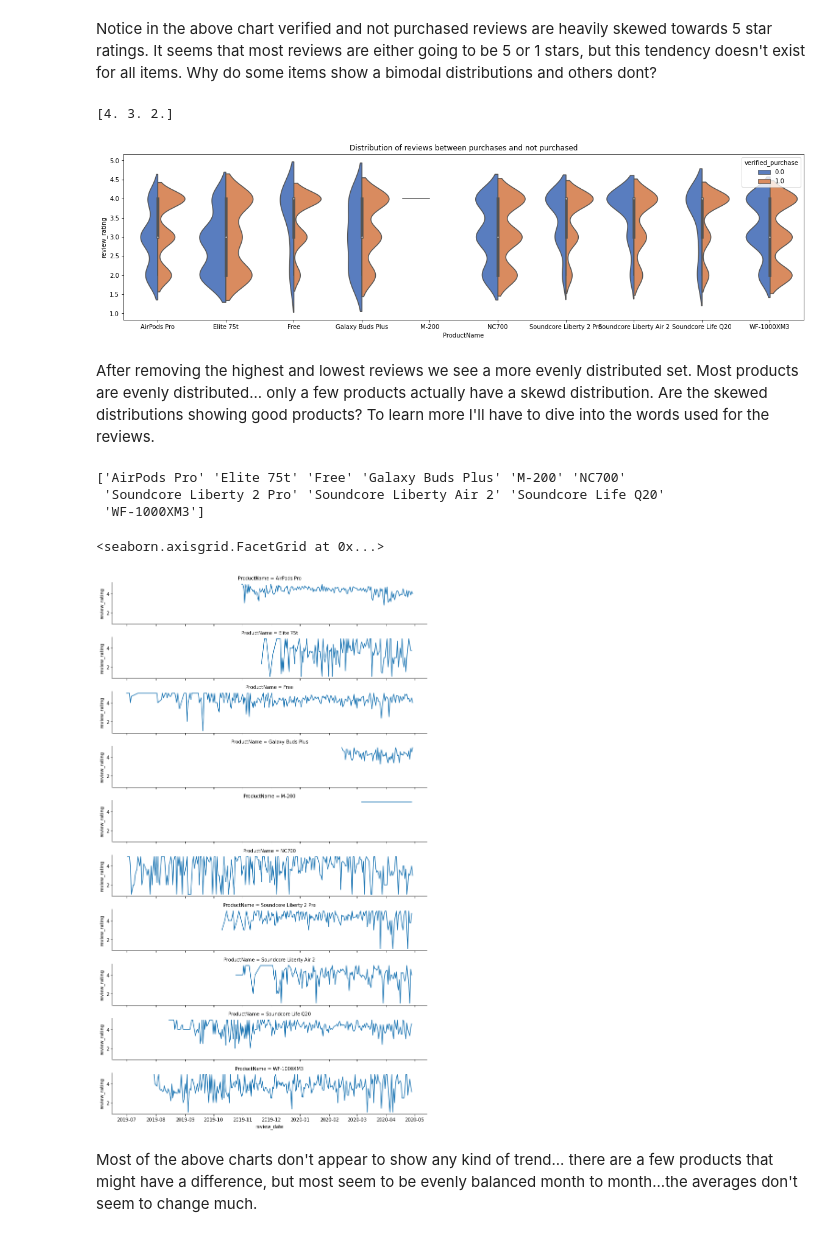
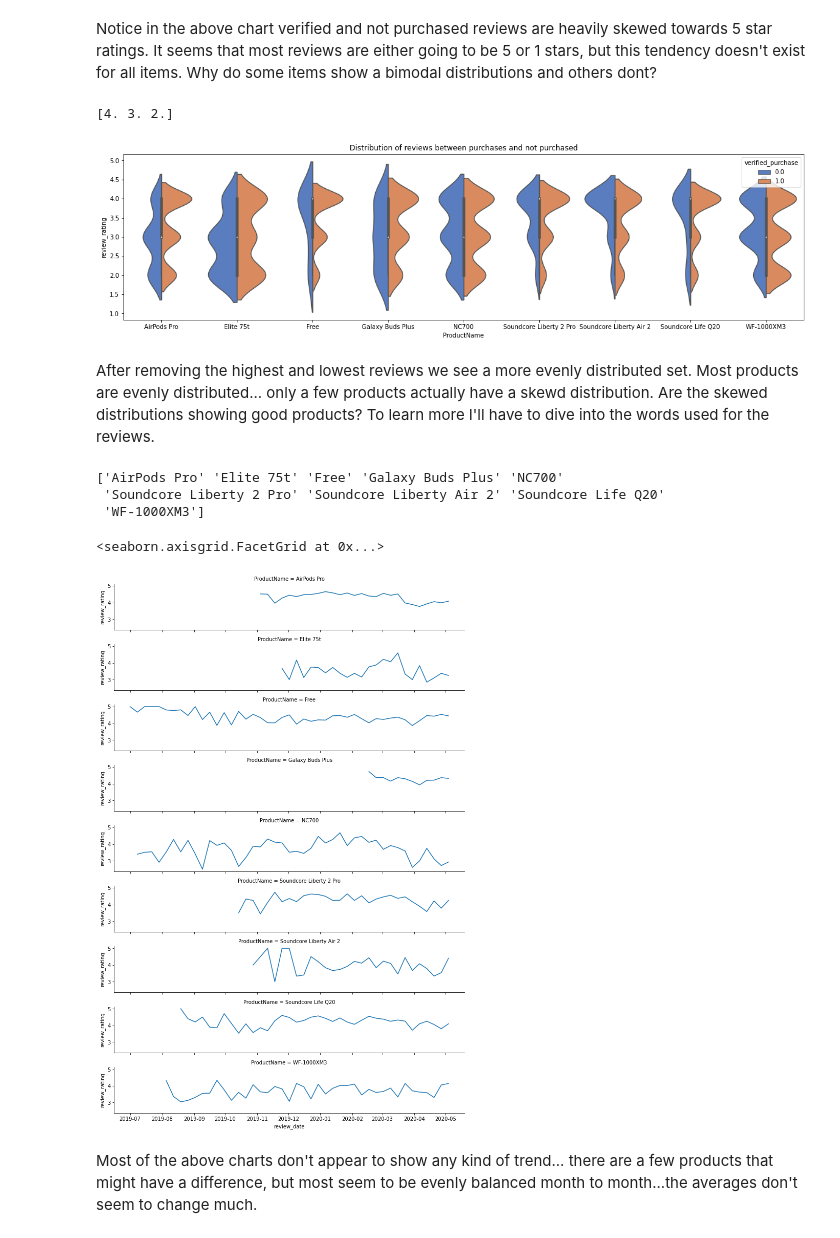
Before and after one commit to datascientistlin/AmazonReviewAnalysis, a Jupyter notebook: Amzn_Reviews_Explorations.ipynb, the cells around one changed output. Saved outputs shown, nothing was run; the diff lists cells and outputs as text; code cells hidden in the pictures.

Commit message:
Manipulated the word counts a bit also modified the average review ratings over time

```diff
--- a/Amzn_Reviews_Explorations.ipynb
+++ b/Amzn_Reviews_Explorations.ipynb
@@ -24,10 +24,15 @@ from scipy import stats
 
 
 def GetMergedAmazonDataFrames():
+#     files_to_use = [r'data\AirPods Pro.csv', r'data\Elite 75t.csv',r'data\Free.csv',
+#                    r'data\Galaxy Buds Plus.csv',r'data\M-200.csv',r'data\NC700.csv',
+#                    r'data\Soundcore Liberty 2 Pro.csv',r'data\Soundcore Liberty Air 2.csv',r'data\Soundcore Life Q20.csv',
+#                    r'data\WF-1000XM3.csv']
     files_to_use = [r'data\AirPods Pro.csv', r'data\Elite 75t.csv',r'data\Free.csv',
-                   r'data\Galaxy Buds Plus.csv',r'data\M-200.csv',r'data\NC700.csv',
+                   r'data\Galaxy Buds Plus.csv',r'data\NC700.csv',
                    r'data\Soundcore Liberty 2 Pro.csv',r'data\Soundcore Liberty Air 2.csv',r'data\Soundcore Life Q20.csv',
                    r'data\WF-1000XM3.csv']
+
     amzn_df = pd.read_csv(files_to_use[0],  parse_dates=False)
     for file in files_to_use[1:]:
         df = pd.read_csv(file,  parse_dates=False)
@@ -101,6 +106,6 @@ sns.violinplot(x="ProductName", y="review_rating", hue="verified_purchase",
 print(filtered_df['review_rating'].unique())
 # %% [output]
 [4. 3. 2.]
-[figure, old version]
+[figure, new version]
 # %% [markdown]
 After removing the highest and lowest reviews we see a more evenly distributed set. Most products are evenly distributed... only a few products actually have a skewd distribution. Are the skewed distributions showing good products? To learn more I'll have to dive into the words used for the reviews.
@@ -107,37 +127,53 @@ After removing the highest and lowest reviews we see a more evenly distributed s
 # %%
 # ['Manufacturer', 'ProductName', 'review_rating', 'verified_purchase',
 #        'review_date', 'review_title', 'review_text']
 print(amzn_df['ProductName'].unique())
 
 def FormatProductReviewRatingsAndDates(df, productName=None):
     if productName is not None:
         galaxyBuds_df = df.where(df['ProductName'].str.contains(productName)).dropna()
     else:
         galaxyBuds_df = df
     # Let's only look at verified purchases
     galaxyBuds_df = galaxyBuds_df.where(galaxyBuds_df['verified_purchase']== 1).dropna()
     galaxyBuds_df = galaxyBuds_df[['review_date', 'ProductName', 'review_rating']]
     galaxyBuds_df = galaxyBuds_df.groupby(['ProductName','review_date']).mean().reset_index()
-#     galaxyBuds_df = galaxyBuds_df.set_index('review_date').resample('M').mean()
-    return galaxyBuds_df
+
+    # create a new df and merge all of the products together...
+    tempdf = None
+    for product in galaxyBuds_df['ProductName'].unique():
+        df = galaxyBuds_df.where(galaxyBuds_df['ProductName'] == product).dropna()
+        df = df.set_index('review_date').resample('W-MON').mean().reset_index()
+        df['ProductName'] = df['review_rating'].apply(lambda x: product)
+#         print(df.head())
+        if tempdf is None:
+            tempdf = df
+        else:
+            tempdf = pd.concat([tempdf, df])
+#         tempdf = df
+
+    # We lose the product names if we try to do a mean.
+#     galaxyBuds_df = galaxyBuds_df.set_index('review_date').resample('W-MON').mean().reset_index()
+    return tempdf
 
 # average the reviews on time
 # galaxyBuds_df = FormatProductReviewRatingsAndDates(amzn_df, 'Galaxy Buds Plus')
 
 galaxyBuds_df = FormatProductReviewRatingsAndDates(amzn_df)
+# galaxyBuds_df
 
 ordered_days = galaxyBuds_df.ProductName
 g = sns.FacetGrid(galaxyBuds_df, row="ProductName", height=1.7, aspect=6,)
 
 # g.fig.subplots_adjust(top=0.8)
 # g.fig.suptitle('THIS IS A TITLE, YOU BET')
 g.map(sns.lineplot, "review_date", "review_rating")
 # %% [output]
-['AirPods Pro' 'Elite 75t' 'Free' 'Galaxy Buds Plus' 'M-200' 'NC700'
+['AirPods Pro' 'Elite 75t' 'Free' 'Galaxy Buds Plus' 'NC700'
  'Soundcore Liberty 2 Pro' 'Soundcore Liberty Air 2' 'Soundcore Life Q20'
  'WF-1000XM3']
 <seaborn.axisgrid.FacetGrid at 0x...>
-[figure, old version]
+[figure, new version]
 # %% [markdown]
 Most of the above charts don't appear to show any kind of trend... there are a few products that might have a difference, but most seem to be evenly balanced month to month...the averages don't seem to change much.
 # %%
```
Also changed, not shown: parts of 7 cells of this notebook.
